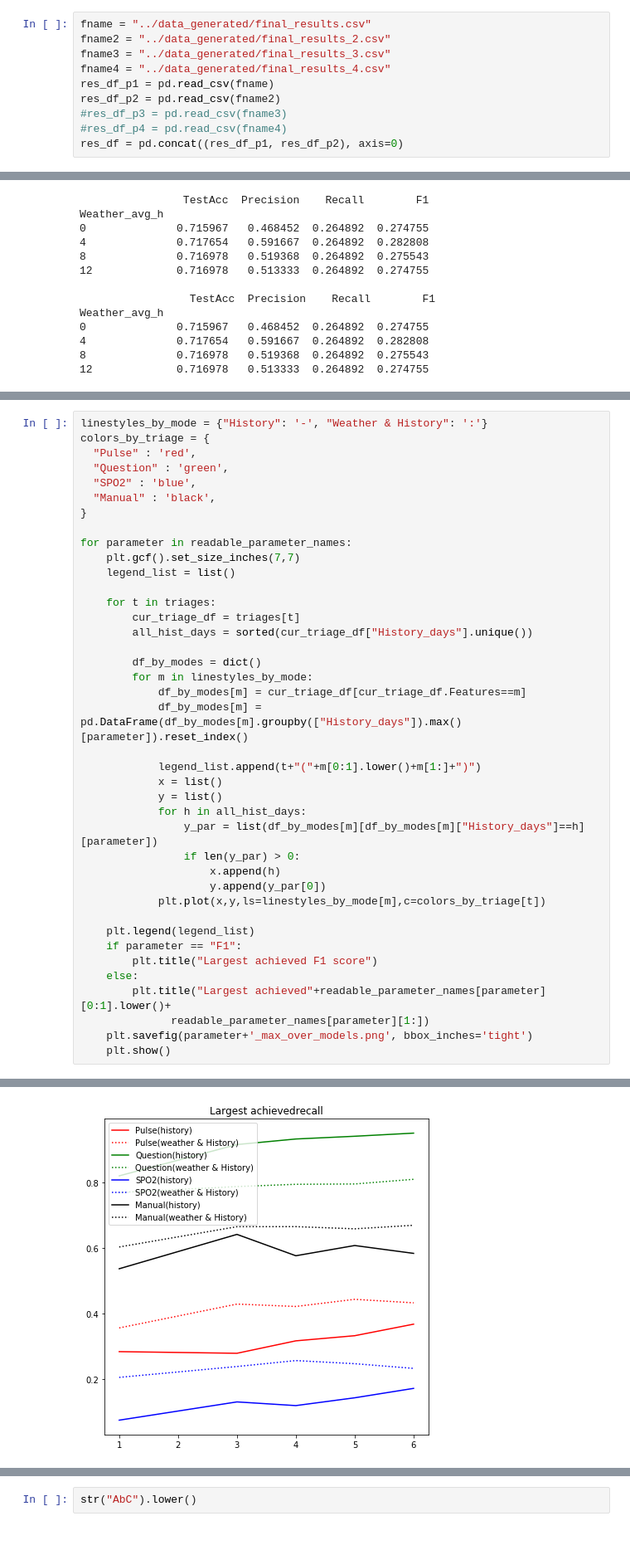
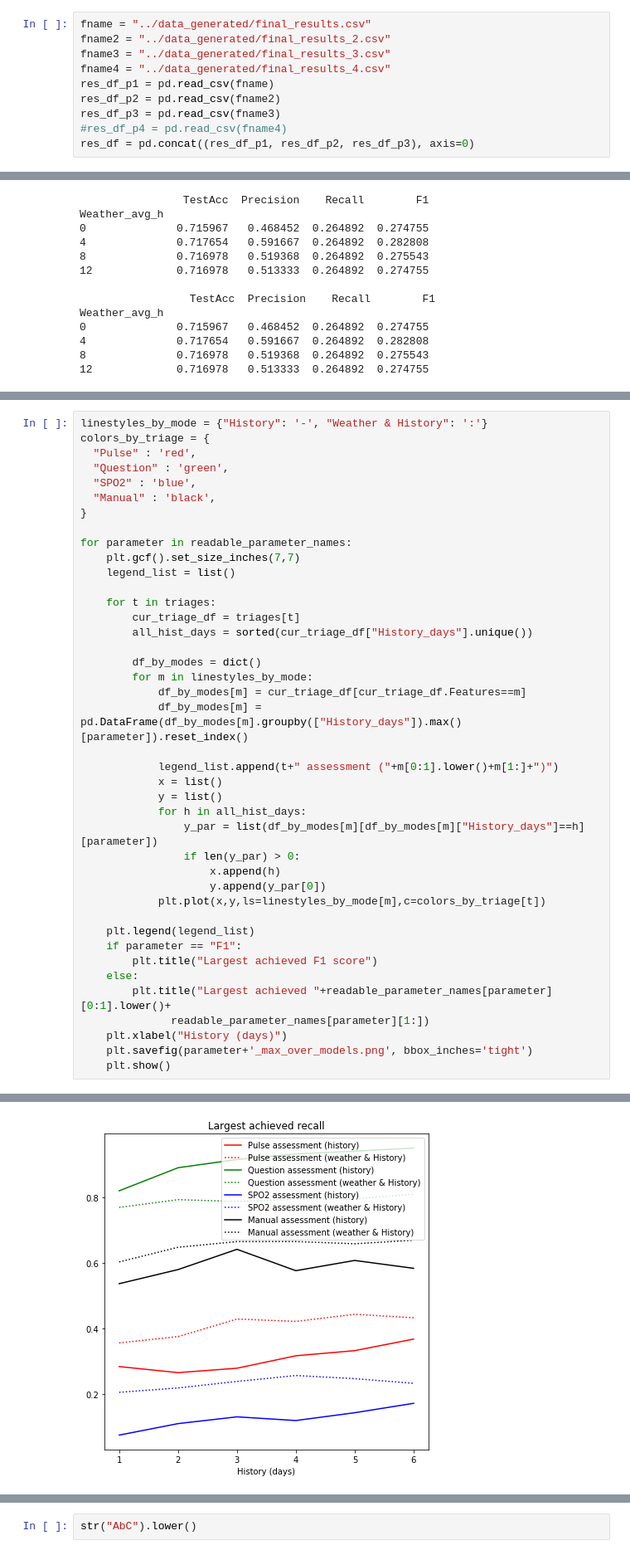
Before and after one commit to andreyboytsov/copd-data-processing, a Jupyter notebook: notebooks/Final_Results_Analysis.ipynb, the cells around one changed output, grey strips where cells are left out. Shown at 83% size. Saved outputs shown, nothing was run; the diff lists cells and outputs as text.

Commit message:
Latest figures

```diff
--- a/notebooks/Final_Results_Analysis.ipynb
+++ b/notebooks/Final_Results_Analysis.ipynb
@@ -10,9 +10,9 @@ fname3 = "../data_generated/final_results_3.csv"
 fname4 = "../data_generated/final_results_4.csv"
 res_df_p1 = pd.read_csv(fname)
 res_df_p2 = pd.read_csv(fname2)
-#res_df_p3 = pd.read_csv(fname3)
+res_df_p3 = pd.read_csv(fname3)
 #res_df_p4 = pd.read_csv(fname4)
-res_df = pd.concat((res_df_p1, res_df_p2), axis=0)
+res_df = pd.concat((res_df_p1, res_df_p2, res_df_p3), axis=0)
 # %%
 res_df = res_df.drop(["Unnamed: 0"], axis=1) # Artifact of saving/reloading into CSV
 res_df.iloc[np.where(res_df.Weather_avg_h==-1)[0],res_df.columns.get_loc("Weather_avg_h")] = 0
@@ -180,7 +183,7 @@ for parameter in readable_parameter_names:
             df_by_modes[m] = cur_triage_df[cur_triage_df.Features==m]
             df_by_modes[m] = pd.DataFrame(df_by_modes[m].groupby(["History_days"]).max()[parameter]).reset_index()
 
-            legend_list.append(t+"("+m[0:1].lower()+m[1:]+")")
+            legend_list.append(t+" assessment ("+m[0:1].lower()+m[1:]+")")
             x = list()
             y = list()
             for h in all_hist_days:
@@ -194,8 +197,9 @@ for parameter in readable_parameter_names:
     if parameter == "F1":
         plt.title("Largest achieved F1 score")
     else:
-        plt.title("Largest achieved"+readable_parameter_names[parameter][0:1].lower()+
+        plt.title("Largest achieved "+readable_parameter_names[parameter][0:1].lower()+
               readable_parameter_names[parameter][1:])
+    plt.xlabel("History (days)")
     plt.savefig(parameter+'_max_over_models.png', bbox_inches='tight')
     plt.show()
 # %% [output]
@@ -205 +209 @@ for parameter in readable_parameter_names:
-[figure, old version]
+[figure, new version]
```
Also changed, not shown: parts of 8 cells of this notebook, 27 other files.
